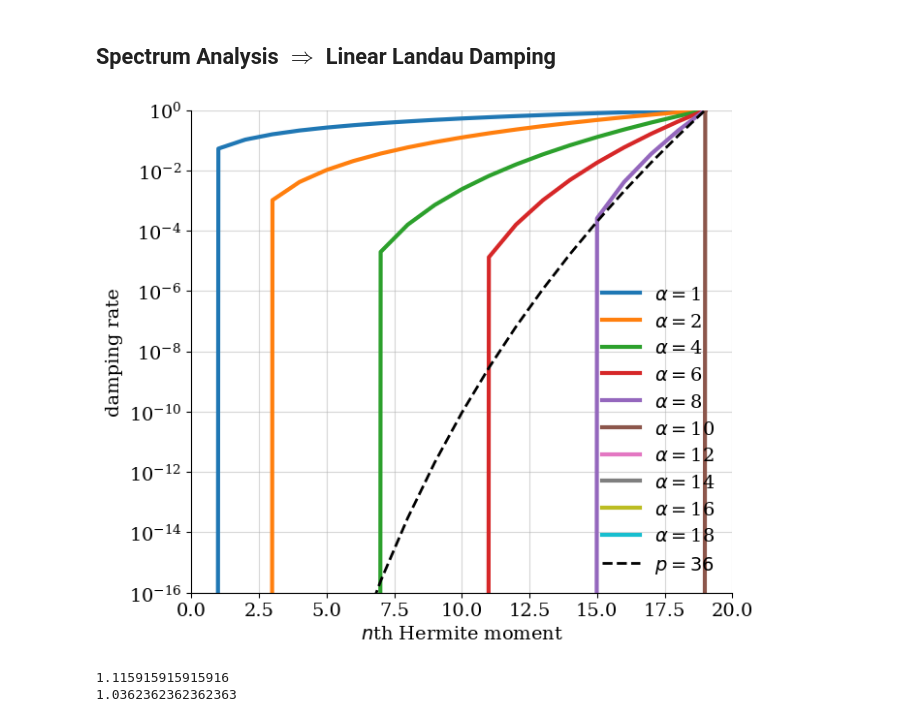
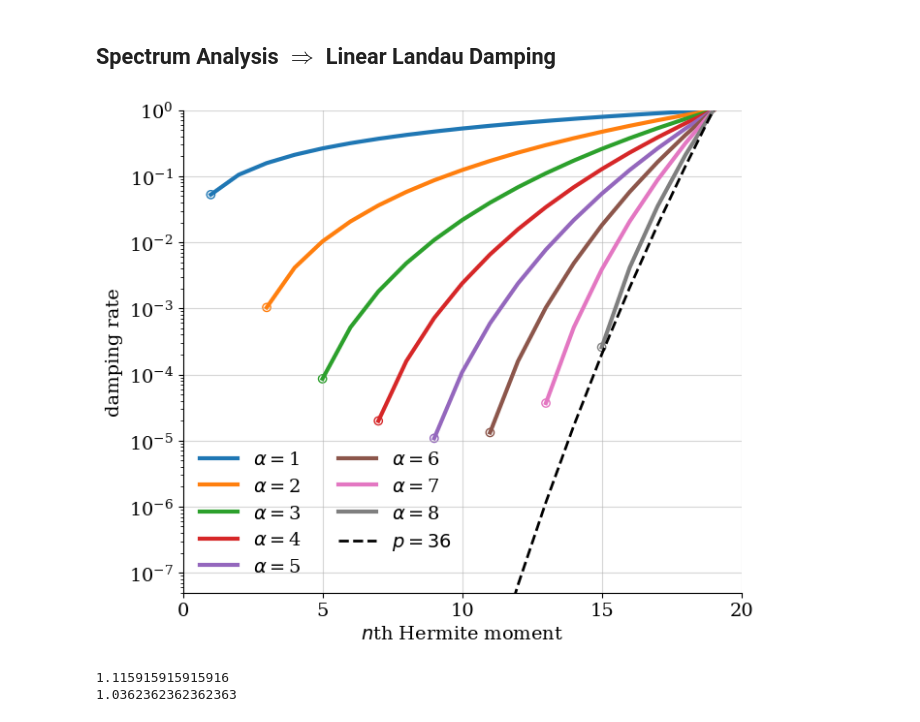
Before and after one commit to opaliss/Vlasov_Hermite_recurrence_study, a Jupyter notebook: aw_hermite/spectrum analysis_Nv_small.ipynb, the cells around one changed output. Drawn from its saved outputs; the diff is of its cells as text; code cells hidden in the pictures.

```diff
--- a/aw_hermite/spectrum analysis_Nv_small.ipynb
+++ b/aw_hermite/spectrum analysis_Nv_small.ipynb
@@ -97,38 +97,97 @@ def Klimas_eig(k, Nv, v0):
     return damping_rate(mat=-1j * k * A)
 # %%
 fig, ax = plt.subplots(ncols=1, figsize=(7.1, 6))
-for alpha in np.append(1, range(2, 20, 2)):
-    vec2 = np.zeros(Nv)
-    for jj in range(2*alpha-1, Nv):
-        # hyper collisions coefficient
-        vec2[jj] = factorial_ratio(num1=jj, denom1=jj-2*alpha+1, num2=Nv - 2*alpha, denom2=Nv -1)
-    plt.plot(vec2, label=r"$\alpha=$"+str(alpha), linewidth=3)
+alpha=1
+vec2 = np.zeros(Nv)
+for jj in range(2*alpha-1, Nv):
+    # hyper collisions coefficient
+    vec2[jj] = factorial_ratio(num1=jj, denom1=jj-2*alpha+1, num2=Nv - 2*alpha, denom2=Nv -1)
+plt.plot(np.arange(0, 20)[1:], vec2[1:], label=r"$\alpha=$"+str(alpha), linewidth=3)
+plt.scatter(np.arange(0, 20)[1], vec2[1], color="tab:blue", marker='o', facecolors='none')
+
+alpha=2
+vec2 = np.zeros(Nv)
+for jj in range(2*alpha-1, Nv):
+    # hyper collisions coefficient
+    vec2[jj] = factorial_ratio(num1=jj, denom1=jj-2*alpha+1, num2=Nv - 2*alpha, denom2=Nv -1)
+plt.plot(np.arange(0, 20)[3:], vec2[3:], label=r"$\alpha=$"+str(alpha), linewidth=3)
+plt.scatter(np.arange(0, 20)[3], vec2[3], color="tab:orange", marker='o', facecolors='none')
+
+alpha=3
+vec2 = np.zeros(Nv)
+for jj in range(2*alpha-1, Nv):
+    # hyper collisions coefficient
+    vec2[jj] = factorial_ratio(num1=jj, denom1=jj-2*alpha+1, num2=Nv - 2*alpha, denom2=Nv -1)
+plt.plot(np.arange(0, 20)[5:], vec2[5:], label=r"$\alpha=$"+str(alpha), linewidth=3)
+plt.scatter(np.arange(0, 20)[5], vec2[5], color="tab:green", marker='o', facecolors='none')
+
+alpha=4
+vec2 = np.zeros(Nv)
+for jj in range(2*alpha-1, Nv):
+    # hyper collisions coefficient
+    vec2[jj] = factorial_ratio(num1=jj, denom1=jj-2*alpha+1, num2=Nv - 2*alpha, denom2=Nv -1)
+plt.plot(np.arange(0, 20)[7:], vec2[7:], label=r"$\alpha=$"+str(alpha), linewidth=3)
+plt.scatter(np.arange(0, 20)[7], vec2[7], color="tab:red", marker='o', facecolors='none')
+
+alpha=5
+vec2 = np.zeros(Nv)
+for jj in range(2*alpha-1, Nv):
+    # hyper collisions coefficient
+    vec2[jj] = factorial_ratio(num1=jj, denom1=jj-2*alpha+1, num2=Nv - 2*alpha, denom2=Nv -1)
+plt.plot(np.arange(0, 20)[9:], vec2[9:], label=r"$\alpha=$"+str(alpha), linewidth=3)
+plt.scatter(np.arange(0, 20)[9], vec2[9], color="tab:purple", marker='o', facecolors='none')
+
+alpha=6
+vec2 = np.zeros(Nv)
+for jj in range(2*alpha-1, Nv):
+    # hyper collisions coefficient
+    vec2[jj] = factorial_ratio(num1=jj, denom1=jj-2*alpha+1, num2=Nv - 2*alpha, denom2=Nv -1)
+plt.plot(np.arange(0, 20)[11:], vec2[11:], label=r"$\alpha=$"+str(alpha), linewidth=3)
+plt.scatter(np.arange(0, 20)[11], vec2[11], color="tab:brown",  facecolors='none')
+
+alpha=7
+vec2 = np.zeros(Nv)
+for jj in range(2*alpha-1, Nv):
+    # hyper collisions coefficient
+    vec2[jj] = factorial_ratio(num1=jj, denom1=jj-2*alpha+1, num2=Nv - 2*alpha, denom2=Nv -1)
+plt.plot(np.arange(0, 20)[13:], vec2[13:], label=r"$\alpha=$"+str(alpha), linewidth=3)
+plt.scatter(np.arange(0, 20)[13], vec2[13], color="tab:pink", marker='o', facecolors='none')
+
+alpha=8
+vec2 = np.zeros(Nv)
+for jj in range(2*alpha-1, Nv):
+    # hyper collisions coefficient
+    vec2[jj] = factorial_ratio(num1=jj, denom1=jj-2*alpha+1, num2=Nv - 2*alpha, denom2=Nv -1)
+plt.plot(np.arange(0, 20)[15:], vec2[15:], label=r"$\alpha=$"+str(alpha), linewidth=3)
+plt.scatter(np.arange(0, 20)[15], vec2[15], color="tab:gray", marker='o', facecolors='none')
+
+
 
 vec2 = np.zeros(Nv)
 for jj in range(0, Nv):
     # hyper collisions coefficient
     vec2[jj] = (jj/(Nv-1))**36
 plt.plot(vec2, label=r"$p=36$", linewidth=2, color="black", ls="--")
 
 
 ax.set_yscale("log")
-ax.set_ylim(1e-16, 1)
-#ax.set_xticks([0, 5, 10, 15, 20])
+ax.set_ylim(5e-8, 1)
+ax.set_xticks([0, 5, 10, 15, 20])
 #ax.set_xticklabels([0, 5, 10, 15, 20])
 
 ax.spines['right'].set_visible(False)
 ax.spines['top'].set_visible(False)
 ax.set_xlabel("$n$th Hermite moment")
 ax.set_ylabel(r"damping rate")
-legend = ax.legend(ncols=1, fancybox=False, shadow=False, loc="lower right")
+legend = ax.legend(ncols=2, fancybox=False, shadow=False, loc="lower left")
 legend.get_frame().set_alpha(0)
 ax.set_xlim(0, Nv)
 
 plt.grid(alpha=0.5)
 plt.tight_layout()
 plt.savefig("figs/hypercollisional_damping_rate_" + str(Nv) + ".png", dpi=200, bbox_inches='tight')
 # %% [output]
-[figure, old version]
+[figure, new version]
 # %%
 fig, ax = plt.subplots(ncols=1, figsize=(5, 5))
 
```
Also changed, not shown: parts of 1 cell of this notebook, 16 other files.
